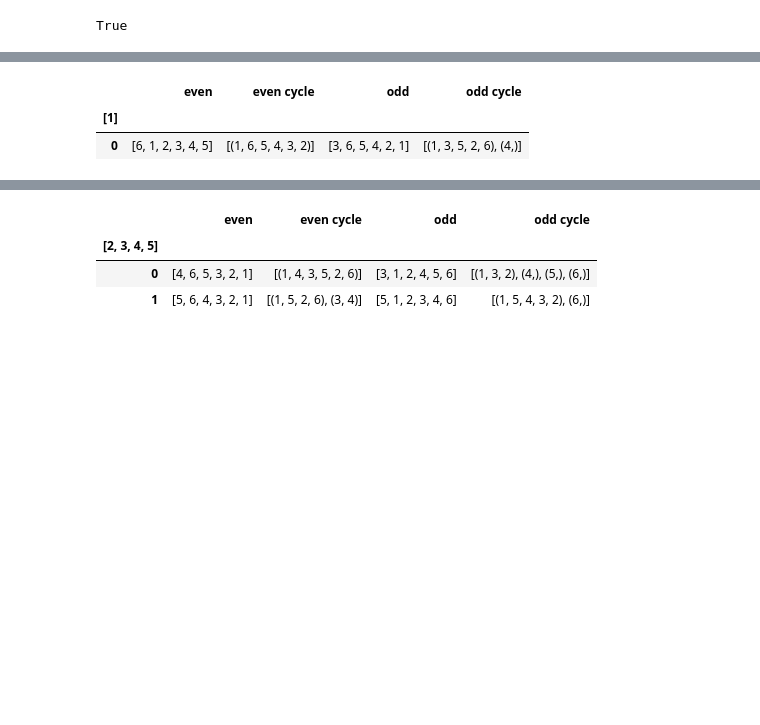
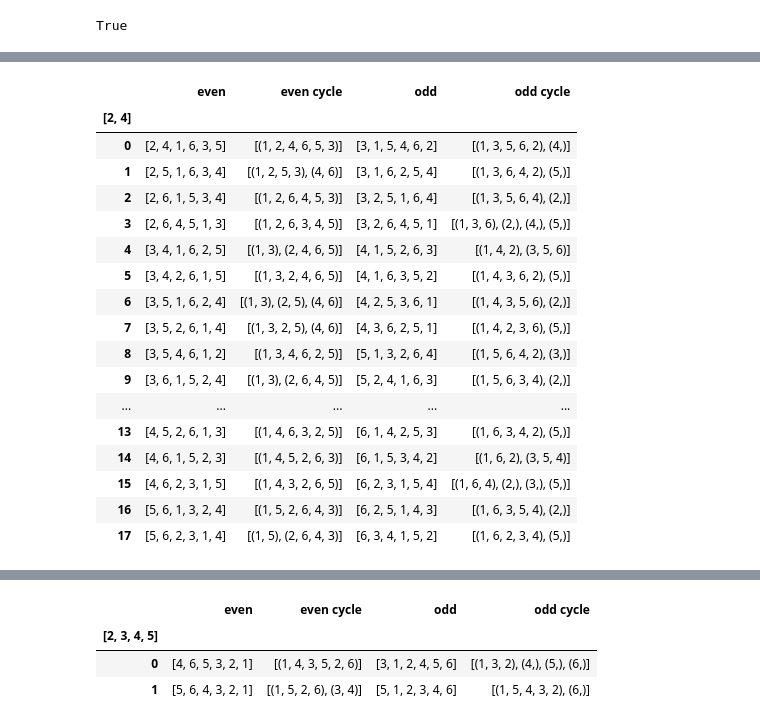
Before and after one commit to gyp2438/permutations, a Jupyter notebook: DesAsc.ipynb, the cells around one changed output, grey strips where cells are left out. Saved outputs shown, nothing was run; the diff lists cells and outputs as text; code cells hidden in the pictures; blank space fills up the shorter version.

```diff
--- a/DesAsc.ipynb
+++ b/DesAsc.ipynb
@@ -7,7 +7,7 @@ from typing import List, Callable, Any, Dict
 def ascent(sigma):
     return [i+1 for i in range(len(sigma) - 1) if sigma[i] < sigma[i + 1]]
 # %%
-n=3
+n=2
 even_cycles = [sigma for sigma in Permutations(2*n) if all(cycle % 2 == 0 for cycle in sigma.cycle_type()) == True]
 odd_cycles = [sigma for sigma in Permutations(2*n) if all(cycle % 2 == 1 for cycle in sigma.cycle_type()) == True]
 
@@ -74,7 +74,7 @@ for i in range(len(unique_lists)):
     perm_by_RSK[i] = [even_RSK, odd_RSK]
 # %%
 Dfs = []
-for i in set_label:
+for i in range(len(unique_lists)):
     df = pd.DataFrame(perm_by_sets[i],index = ['even', 'even cycle', 'odd','odd cycle']).T
-    df.index.name = str(set_label[i])
+    df.index.name = str(unique_lists[i])
     Dfs.append(df)
@@ -81,9 +141,24 @@ for i in set_label:
 # %%
 #want = set of descent
-want = [1]
+want = [2,4]
 Dfs[unique_lists.index(want)]
 # %% [output]
 |  | even | even cycle | odd | odd cycle |
-| [1] |  |  |  |  |
-| 0 | [6, 1, 2, 3, 4, 5] | [(1, 6, 5, 4, 3, 2)] | [3, 6, 5, 4, 2, 1] | [(1, 3, 5, 2, 6), (4,)] |
+| [2, 4] |  |  |  |  |
+| 0 | [2, 4, 1, 6, 3, 5] | [(1, 2, 4, 6, 5, 3)] | [3, 1, 5, 4, 6, 2] | [(1, 3, 5, 6, 2), (4,)] |
+| 1 | [2, 5, 1, 6, 3, 4] | [(1, 2, 5, 3), (4, 6)] | [3, 1, 6, 2, 5, 4] | [(1, 3, 6, 4, 2), (5,)] |
+| 2 | [2, 6, 1, 5, 3, 4] | [(1, 2, 6, 4, 5, 3)] | [3, 2, 5, 1, 6, 4] | [(1, 3, 5, 6, 4), (2,)] |
+| 3 | [2, 6, 4, 5, 1, 3] | [(1, 2, 6, 3, 4, 5)] | [3, 2, 6, 4, 5, 1] | [(1, 3, 6), (2,), (4,), (5,)] |
+| 4 | [3, 4, 1, 6, 2, 5] | [(1, 3), (2, 4, 6, 5)] | [4, 1, 5, 2, 6, 3] | [(1, 4, 2), (3, 5, 6)] |
+| 5 | [3, 4, 2, 6, 1, 5] | [(1, 3, 2, 4, 6, 5)] | [4, 1, 6, 3, 5, 2] | [(1, 4, 3, 6, 2), (5,)] |
+| 6 | [3, 5, 1, 6, 2, 4] | [(1, 3), (2, 5), (4, 6)] | [4, 2, 5, 3, 6, 1] | [(1, 4, 3, 5, 6), (2,)] |
+| 7 | [3, 5, 2, 6, 1, 4] | [(1, 3, 2, 5), (4, 6)] | [4, 3, 6, 2, 5, 1] | [(1, 4, 2, 3, 6), (5,)] |
+| 8 | [3, 5, 4, 6, 1, 2] | [(1, 3, 4, 6, 2, 5)] | [5, 1, 3, 2, 6, 4] | [(1, 5, 6, 4, 2), (3,)] |
+| 9 | [3, 6, 1, 5, 2, 4] | [(1, 3), (2, 6, 4, 5)] | [5, 2, 4, 1, 6, 3] | [(1, 5, 6, 3, 4), (2,)] |
+| ... | ... | ... | ... | ... |
+| 13 | [4, 5, 2, 6, 1, 3] | [(1, 4, 6, 3, 2, 5)] | [6, 1, 4, 2, 5, 3] | [(1, 6, 3, 4, 2), (5,)] |
+| 14 | [4, 6, 1, 5, 2, 3] | [(1, 4, 5, 2, 6, 3)] | [6, 1, 5, 3, 4, 2] | [(1, 6, 2), (3, 5, 4)] |
+| 15 | [4, 6, 2, 3, 1, 5] | [(1, 4, 3, 2, 6, 5)] | [6, 2, 3, 1, 5, 4] | [(1, 6, 4), (2,), (3,), (5,)] |
+| 16 | [5, 6, 1, 3, 2, 4] | [(1, 5, 2, 6, 4, 3)] | [6, 2, 5, 1, 4, 3] | [(1, 6, 3, 5, 4), (2,)] |
+| 17 | [5, 6, 2, 3, 1, 4] | [(1, 5), (2, 6, 4, 3)] | [6, 3, 4, 1, 5, 2] | [(1, 6, 2, 3, 4), (5,)] |
 # %%
```
Also changed, not shown: parts of 11 cells of this notebook.
